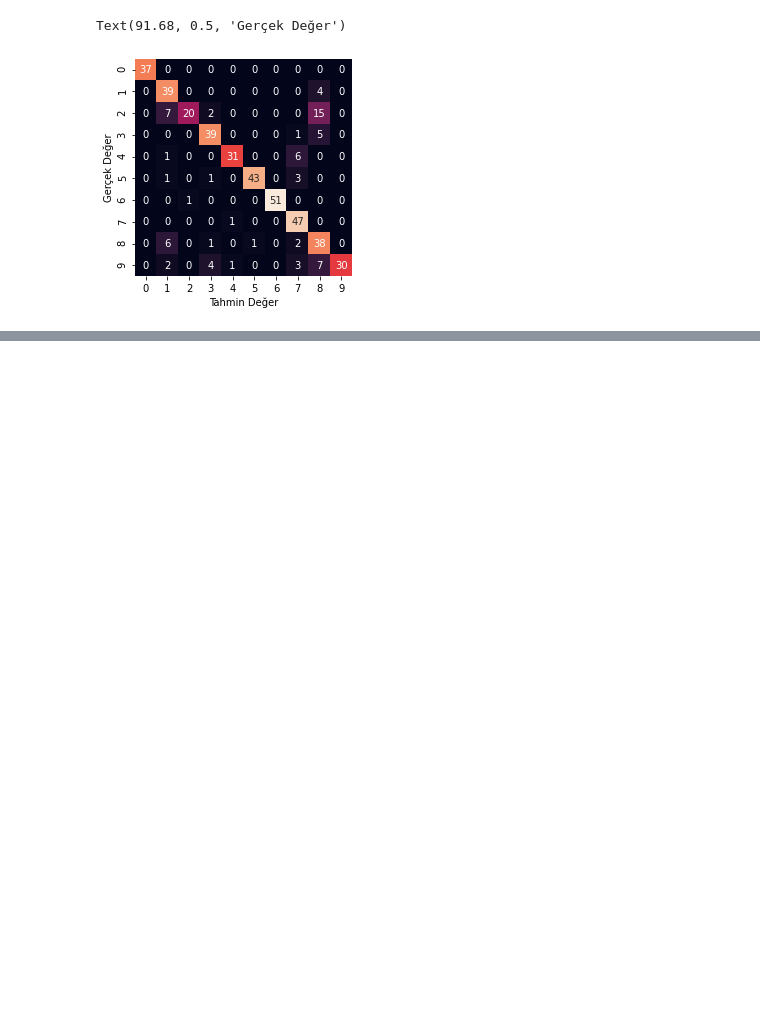
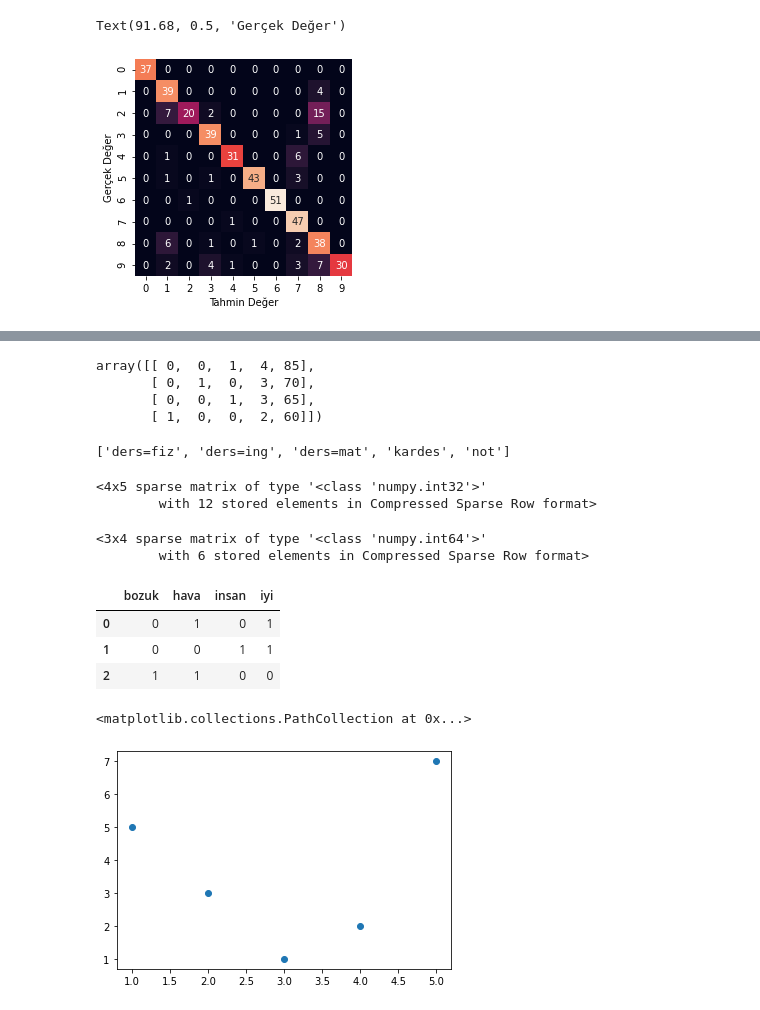
Before and after one commit to kuyucuk/Multilabel, a Jupyter notebook: tez_kod/Makine Öğrenmesi/machine_learning_lessons.ipynb, the cells around one changed output, grey strips where cells are left out. Cells and saved outputs as stored; diff of their text form; code cells hidden in the pictures; blank space fills up the shorter version.

```diff
--- a/tez_kod/Makine Öğrenmesi/machine_learning_lessons.ipynb
+++ b/tez_kod/Makine Öğrenmesi/machine_learning_lessons.ipynb
@@ -360,0 +376,17 @@ Text(91.68, 0.5, 'Gerçek Değer')
+# %%
+vek.fit_transform(data)
+# %% [output]
+array([[ 0,  0,  1,  4, 85],
+       [ 0,  1,  0,  3, 70],
+       [ 0,  0,  1,  3, 65],
+       [ 1,  0,  0,  2, 60]])
+# %%
+vek.get_feature_names()
+# %% [output]
+['ders=fiz', 'ders=ing', 'ders=mat', 'kardes', 'not']
+# %%
+vek=DictVectorizer(sparse=True,dtype=int)
+vek.fit_transform(data)
+# %% [output]
+<4x5 sparse matrix of type '<class 'numpy.int32'>'
+        with 12 stored elements in Compressed Sparse Row format>
@@ -360,0 +397,16 @@ Text(91.68, 0.5, 'Gerçek Değer')
+# %%
+from sklearn.feature_extraction.text import CountVectorizer
+vek=CountVectorizer()
+X=vek.fit_transform(veri)
+X
+# %% [output]
+<3x4 sparse matrix of type '<class 'numpy.int64'>'
+        with 6 stored elements in Compressed Sparse Row format>
+# %%
+import pandas as pd
+pd.DataFrame(X.toarray(),columns=vek.get_feature_names())
+# %% [output]
+|  | bozuk | hava | insan | iyi |
+| 0 | 0 | 1 | 0 | 1 |
+| 1 | 0 | 0 | 1 | 1 |
+| 2 | 1 | 1 | 0 | 0 |
@@ -360,0 +416,7 @@ Text(91.68, 0.5, 'Gerçek Değer')
+# %%
+x=np.array([1,2,3,4,5])
+y=np.array([5,3,1,2,7])
+plt.scatter(x,y)
+# %% [output]
+<matplotlib.collections.PathCollection at 0x...>
+[figure, added]
```
Also changed, not shown: parts of 22 cells of this notebook.
